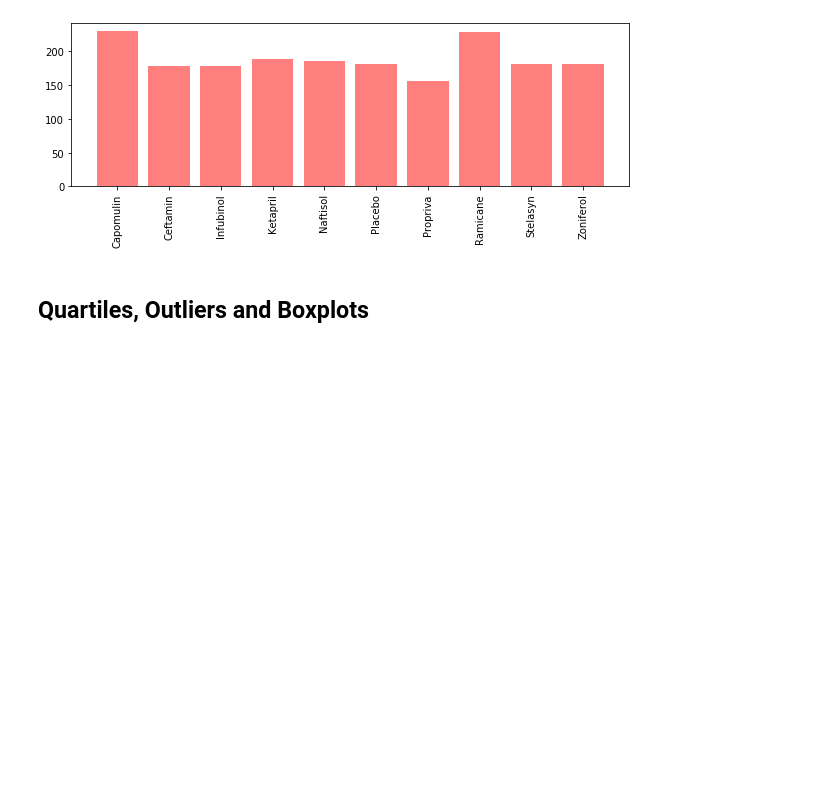
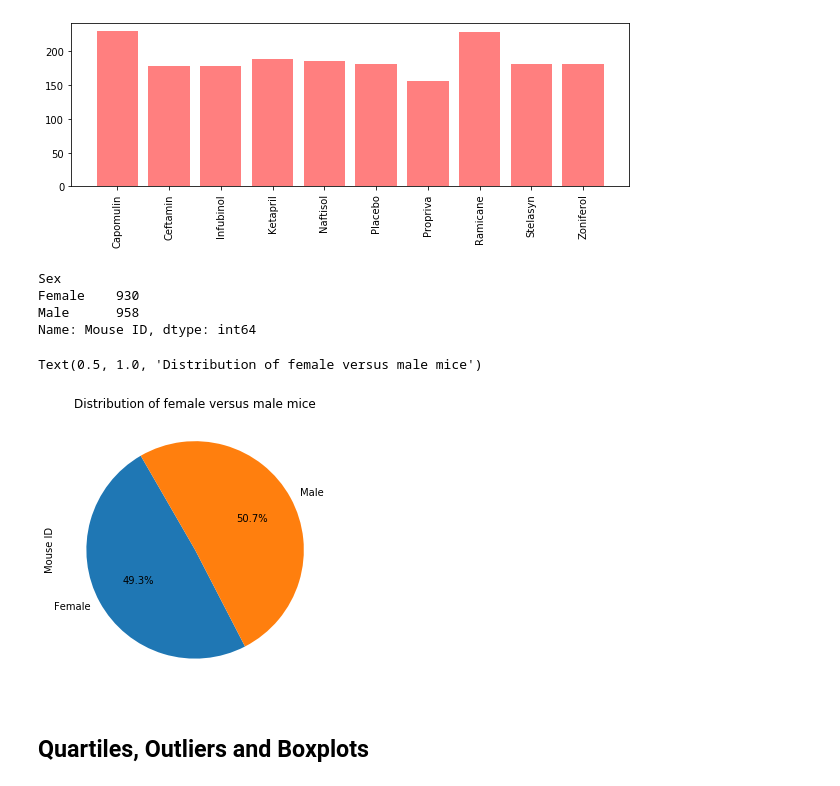
Before and after one commit to SakiSugio/Matplotlib, a Jupyter notebook: pymaceuticals.ipynb, the cells around one changed output. Cells and saved outputs as stored; diff of their text form; code cells hidden in the pictures; blank space fills up the shorter version.

Commit message:
pie chart finallygit add .git add .

```diff
--- a/pymaceuticals.ipynb
+++ b/pymaceuticals.ipynb
@@ -155,8 +155,26 @@ plt.xticks(tick_locations, indexed["Drug Regimen"], rotation="vertical")
   <matplotlib.axis.XTick at 0x...>],
  <a list of 10 Text xticklabel objects>)
 [figure]
+# %%
+# Split up our data into groups based upon gender
+gender_group = clean_data.groupby("Sex").count()["Mouse ID"]
+gender_group
+# %% [output]
+Sex
+Female    930
+Male      958
+Name: Mouse ID, dtype: int64
 # %%
 # Generate a pie plot showing the distribution of female versus male mice using pandas
+
+pie_pandas = gender_group.plot.pie(y='Sex', figsize=(5, 5),autopct='%1.1f%%',startangle=120)
+# plt.pie(gender_group,gender_group("Sex"),autopct='%1.1f%%')
+plt.title('Distribution of female versus male mice')
+#plt.axis('equal')
+#plt.show()
+# %% [output]
+Text(0.5, 1.0, 'Distribution of female versus male mice')
+[figure, added]
 # %%
 # Generate a pie plot showing the distribution of female versus male mice using pyplot
 # %% [markdown]
```
